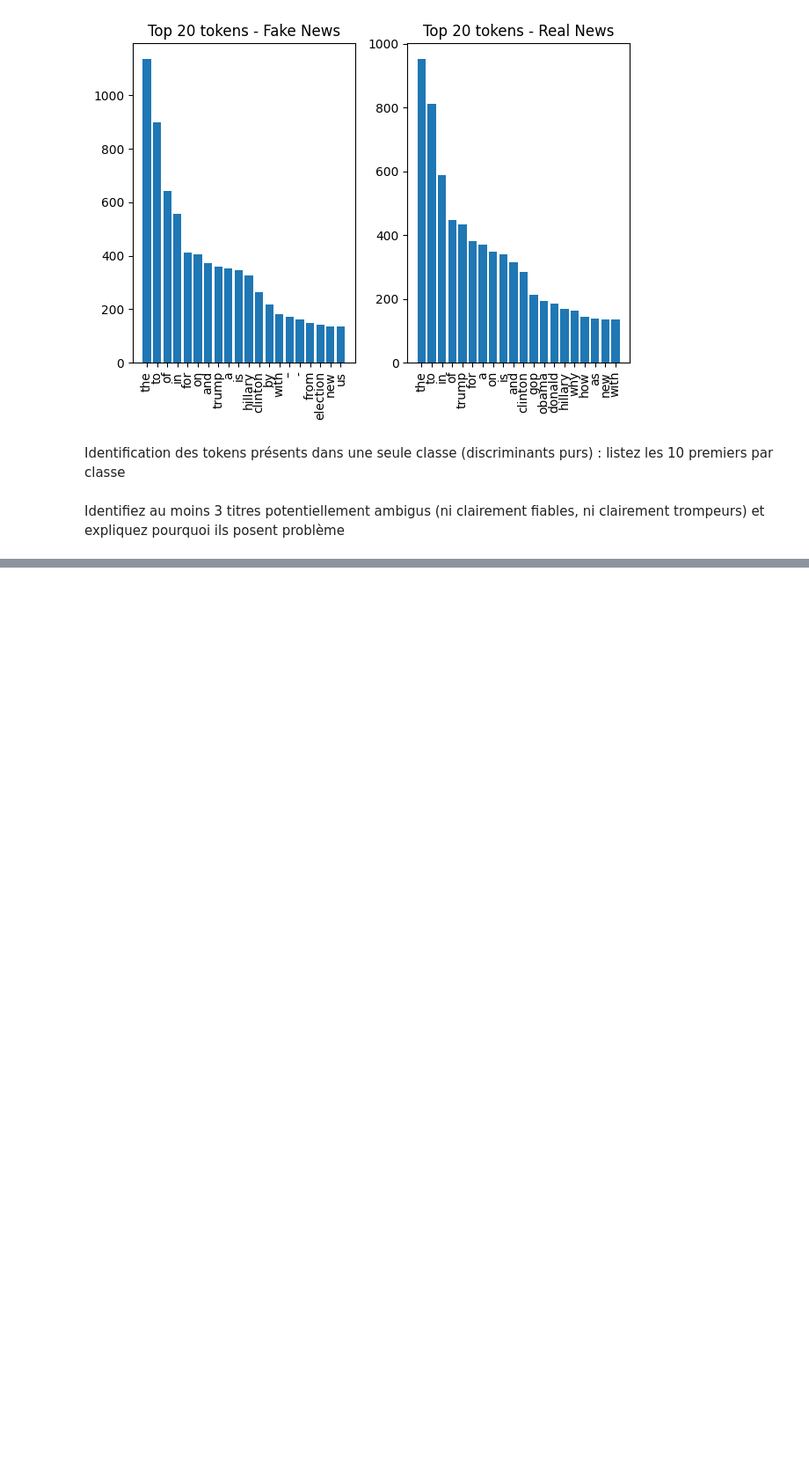
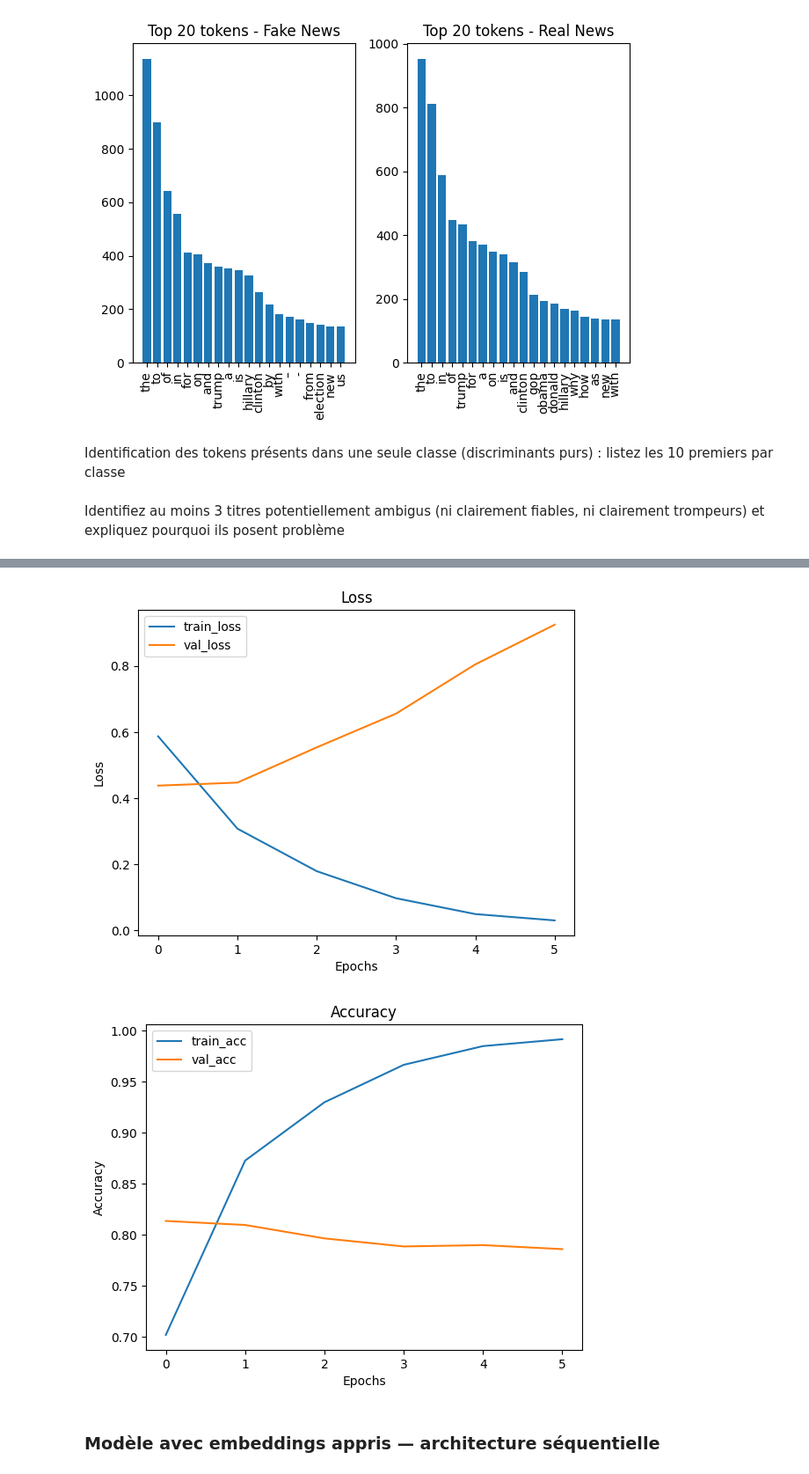
Before and after one commit to Clement-dbs/fake-news-detection-nlp, a Jupyter notebook: notebook/fake_news.ipynb, the cells around one changed output, grey strips where cells are left out. Shown at 88% size. Drawn from its saved outputs; the diff is of its cells as text; code cells hidden in the pictures; blank space fills up the shorter version.

```diff
--- a/notebook/fake_news.ipynb
+++ b/notebook/fake_news.ipynb
@@ -108,0 +298,3 @@ Identifiez au moins 3 titres potentiellement ambigus (ni clairement fiables, ni
+# %%
+X_train_dense = X_train_tfidf.toarray()
+X_test_dense = X_test_tfidf.toarray()
@@ -108,0 +343,13 @@ Identifiez au moins 3 titres potentiellement ambigus (ni clairement fiables, ni
+# %%
+early_stop = EarlyStopping(
+    monitor='val_loss',
+    patience=5,
+    restore_best_weights=True,
+    verbose=1
+)
+
+checkpoint = ModelCheckpoint(
+    "../models/best_tfidf_model.keras",
+    monitor='val_loss',
+    save_best_only=True
+)
@@ -108,0 +358,10 @@ Identifiez au moins 3 titres potentiellement ambigus (ni clairement fiables, ni
+# %%
+history = tfidf_model.fit(
+    X_train_dense,
+    y_train,
+    epochs=30,
+    batch_size=32,
+    validation_split=0.15,
+    callbacks=[early_stop, checkpoint],
+    verbose=1
+)
@@ -108,0 +383,23 @@ Identifiez au moins 3 titres potentiellement ambigus (ni clairement fiables, ni
+# %%
+plt.figure()
+plt.plot(history.history['loss'], label='train_loss')
+plt.plot(history.history['val_loss'], label='val_loss')
+plt.legend()
+plt.title("Loss")
+plt.xlabel("Epochs")
+plt.ylabel("Loss")
+plt.show()
+
+plt.figure()
+plt.plot(history.history['accuracy'], label='train_acc')
+plt.plot(history.history['val_accuracy'], label='val_acc')
+plt.legend()
+plt.title("Accuracy")
+plt.xlabel("Epochs")
+plt.ylabel("Accuracy")
+plt.show()
+# %% [output]
+[figure, added]
+[figure, added]
+# %% [markdown]
+### Modèle avec embeddings appris — architecture séquentielle
```
Also changed, not shown: parts of 50 cells of this notebook.
